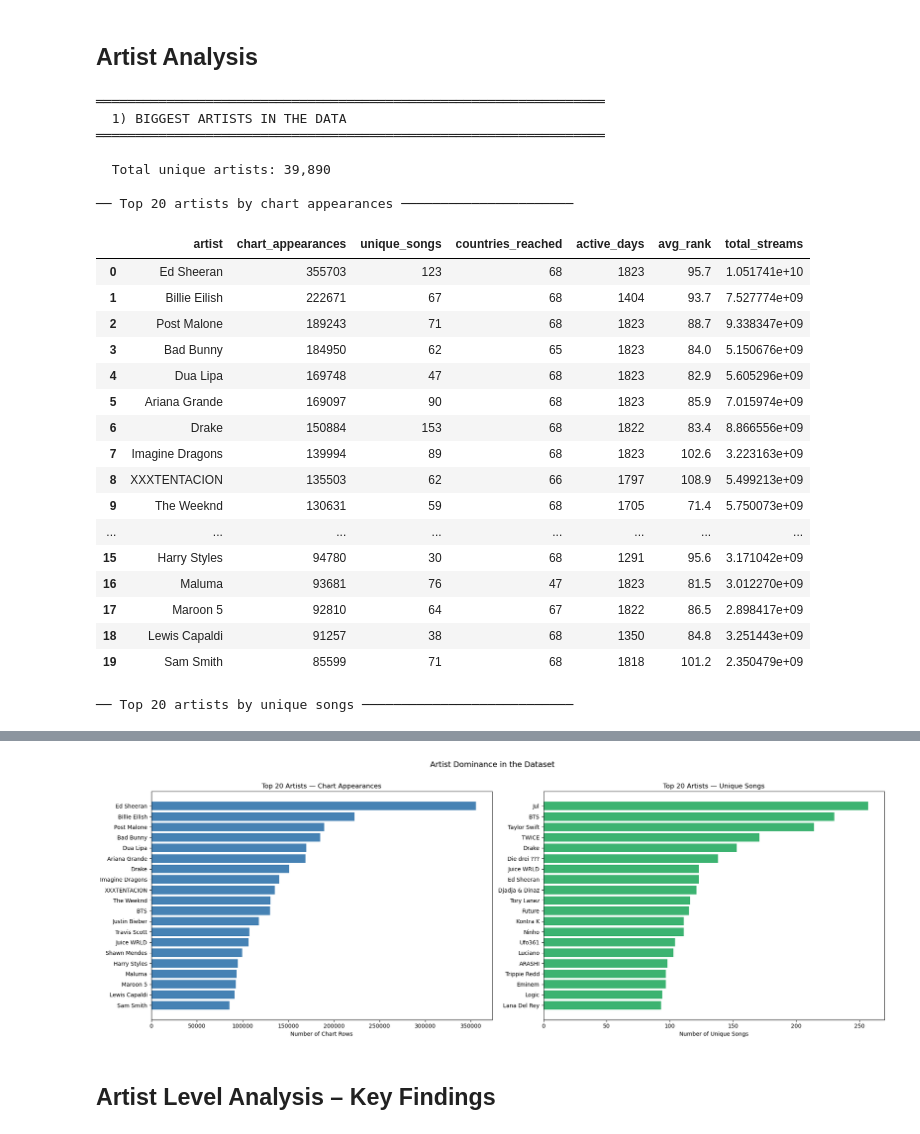
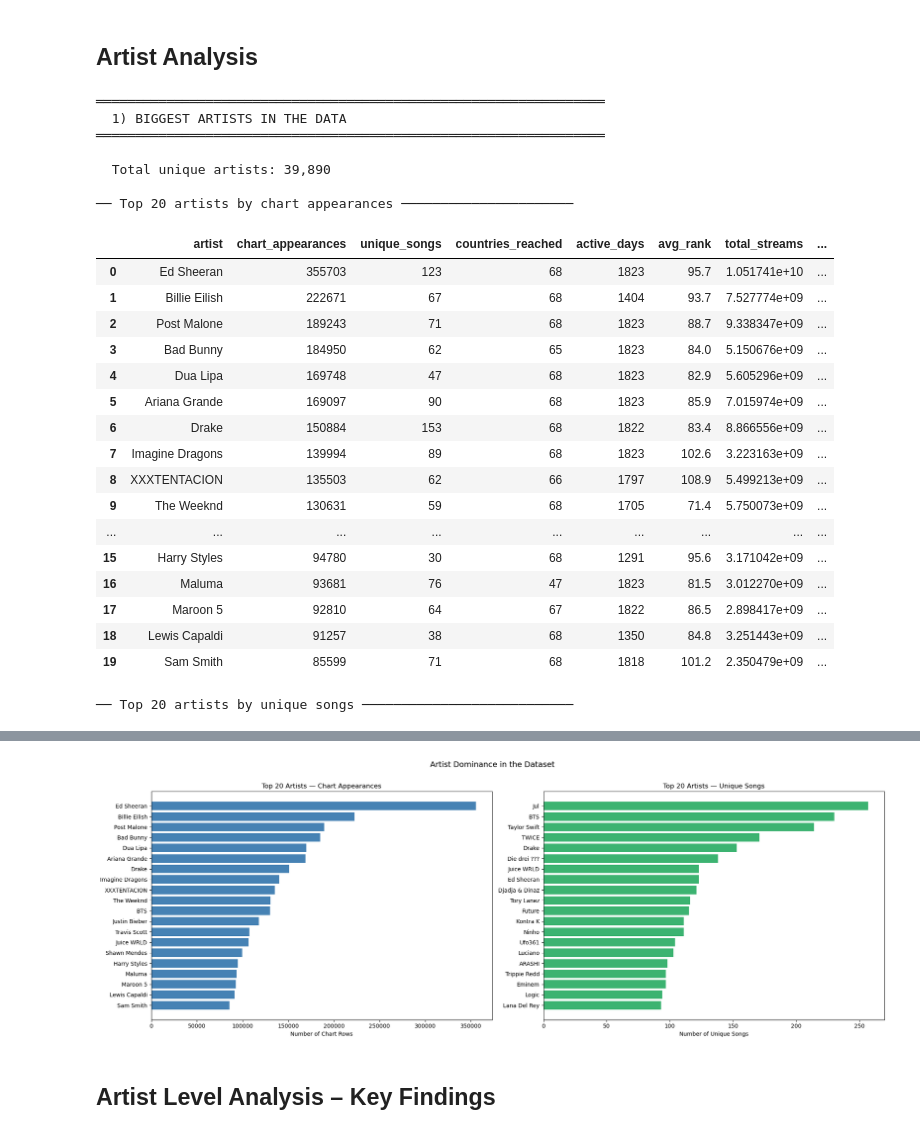
Before and after one commit to mchlkan/ML_Group_AB, a Jupyter notebook: Project_Information/EDA_organised.ipynb, the cells around one changed output, grey strips where cells are left out. Drawn from its saved outputs; the diff is of its cells as text; code cells hidden in the pictures.

```diff
--- a/Project_Information/EDA_organised.ipynb
+++ b/Project_Information/EDA_organised.ipynb
@@ -301,0 +724,11 @@ DuckDB view `spotify_full` is ready. Use SQL queries in the next cell for EDA.
+# %%
+# Total streams across all countries (excluding global)
+total_streams = con.execute(f"""
+    SELECT SUM(TRY_CAST(streams AS BIGINT)) AS total_streams
+    FROM spotify_full
+    WHERE track_id = '{TRACK_ID}'
+      AND date = '2017-02-04'
+      AND LOWER(region) != 'global'
+""").fetchone()[0]
+
+print(f"Total streams for track '{TRACK_ID}' on 2017-02-04 (excl. global): {total_streams:,}")
@@ -1433,7 +2809,8 @@ top_artists_appearances = con.execute("""
         COUNT(DISTINCT region)          AS countries_reached,
         COUNT(DISTINCT date)            AS active_days,
         ROUND(AVG(TRY_CAST(rank AS DOUBLE)), 1)    AS avg_rank,
-        SUM(TRY_CAST(streams AS BIGINT))            AS total_streams
+        SUM(TRY_CAST(streams AS BIGINT))            AS total_streams,
+        AVG(TRY(CAST(streams AS BIGINT)))           AS avg_streams
     FROM spotify_full
     WHERE streams IS NOT NULL
       AND artist IS NOT NULL
@@ -1448,48 +2825,48 @@ print("\n── Top 20 artists by chart appearances ─────────
 display(top_artists_appearances.head(20))
 
 print("\n── Top 20 artists by unique songs ───────────────────────────")
 display(top_artists_appearances.sort_values("unique_songs", ascending=False).head(20))
 
 # Plot: Top 20 by appearances vs unique songs
 top20_app  = top_artists_appearances.head(20)
 top20_songs = top_artists_appearances.sort_values("unique_songs", ascending=False).head(20)
 
 fig, axes = plt.subplots(1, 2, figsize=(20, 7))
 
 axes[0].barh(top20_app["artist"][::-1], top20_app["chart_appearances"][::-1], color="steelblue")
 axes[0].set_title("Top 20 Artists — Chart Appearances")
 axes[0].set_xlabel("Number of Chart Rows")
 
 axes[1].barh(top20_songs["artist"][::-1], top20_songs["unique_songs"][::-1], color="mediumseagreen")
 axes[1].set_title("Top 20 Artists — Unique Songs")
 axes[1].set_xlabel("Number of Unique Songs")
 
 plt.suptitle("Artist Dominance in the Dataset", y=1.01, fontsize=14)
 plt.tight_layout()
 plt.show()
 # %% [output]
 ═════════════════════════════════════════════════════════════════
   1) BIGGEST ARTISTS IN THE DATA
 ═════════════════════════════════════════════════════════════════
 
   Total unique artists: 39,890
 
 ── Top 20 artists by chart appearances ──────────────────────
-|  | artist | chart_appearances | unique_songs | countries_reached | active_days | avg_rank | total_streams |
-| 0 | Ed Sheeran | 355703 | 123 | 68 | 1823 | 95.7 | 1.051741e+10 |
-| 1 | Billie Eilish | 222671 | 67 | 68 | 1404 | 93.7 | 7.527774e+09 |
-| 2 | Post Malone | 189243 | 71 | 68 | 1823 | 88.7 | 9.338347e+09 |
-| 3 | Bad Bunny | 184950 | 62 | 65 | 1823 | 84.0 | 5.150676e+09 |
-| 4 | Dua Lipa | 169748 | 47 | 68 | 1823 | 82.9 | 5.605296e+09 |
-| 5 | Ariana Grande | 169097 | 90 | 68 | 1823 | 85.9 | 7.015974e+09 |
-| 6 | Drake | 150884 | 153 | 68 | 1822 | 83.4 | 8.866556e+09 |
-| 7 | Imagine Dragons | 139994 | 89 | 68 | 1823 | 102.6 | 3.223163e+09 |
-| 8 | XXXTENTACION | 135503 | 62 | 66 | 1797 | 108.9 | 5.499213e+09 |
-| 9 | The Weeknd | 130631 | 59 | 68 | 1705 | 71.4 | 5.750073e+09 |
-| ... | ... | ... | ... | ... | ... | ... | ... |
-| 15 | Harry Styles | 94780 | 30 | 68 | 1291 | 95.6 | 3.171042e+09 |
-| 16 | Maluma | 93681 | 76 | 47 | 1823 | 81.5 | 3.012270e+09 |
-| 17 | Maroon 5 | 92810 | 64 | 67 | 1822 | 86.5 | 2.898417e+09 |
-| 18 | Lewis Capaldi | 91257 | 38 | 68 | 1350 | 84.8 | 3.251443e+09 |
-| 19 | Sam Smith | 85599 | 71 | 68 | 1818 | 101.2 | 2.350479e+09 |
+|  | artist | chart_appearances | unique_songs | countries_reached | active_days | avg_rank | total_streams | ... |
+| 0 | Ed Sheeran | 355703 | 123 | 68 | 1823 | 95.7 | 1.051741e+10 | ... |
+| 1 | Billie Eilish | 222671 | 67 | 68 | 1404 | 93.7 | 7.527774e+09 | ... |
+| 2 | Post Malone | 189243 | 71 | 68 | 1823 | 88.7 | 9.338347e+09 | ... |
+| 3 | Bad Bunny | 184950 | 62 | 65 | 1823 | 84.0 | 5.150676e+09 | ... |
+| 4 | Dua Lipa | 169748 | 47 | 68 | 1823 | 82.9 | 5.605296e+09 | ... |
+| 5 | Ariana Grande | 169097 | 90 | 68 | 1823 | 85.9 | 7.015974e+09 | ... |
+| 6 | Drake | 150884 | 153 | 68 | 1822 | 83.4 | 8.866556e+09 | ... |
+| 7 | Imagine Dragons | 139994 | 89 | 68 | 1823 | 102.6 | 3.223163e+09 | ... |
+| 8 | XXXTENTACION | 135503 | 62 | 66 | 1797 | 108.9 | 5.499213e+09 | ... |
+| 9 | The Weeknd | 130631 | 59 | 68 | 1705 | 71.4 | 5.750073e+09 | ... |
+| ... | ... | ... | ... | ... | ... | ... | ... | ... |
+| 15 | Harry Styles | 94780 | 30 | 68 | 1291 | 95.6 | 3.171042e+09 | ... |
+| 16 | Maluma | 93681 | 76 | 47 | 1823 | 81.5 | 3.012270e+09 | ... |
+| 17 | Maroon 5 | 92810 | 64 | 67 | 1822 | 86.5 | 2.898417e+09 | ... |
+| 18 | Lewis Capaldi | 91257 | 38 | 68 | 1350 | 84.8 | 3.251443e+09 | ... |
+| 19 | Sam Smith | 85599 | 71 | 68 | 1818 | 101.2 | 2.350479e+09 | ... |
 ── Top 20 artists by unique songs ───────────────────────────
```
Also changed, not shown: parts of 43 cells of this notebook, 1 other file.
